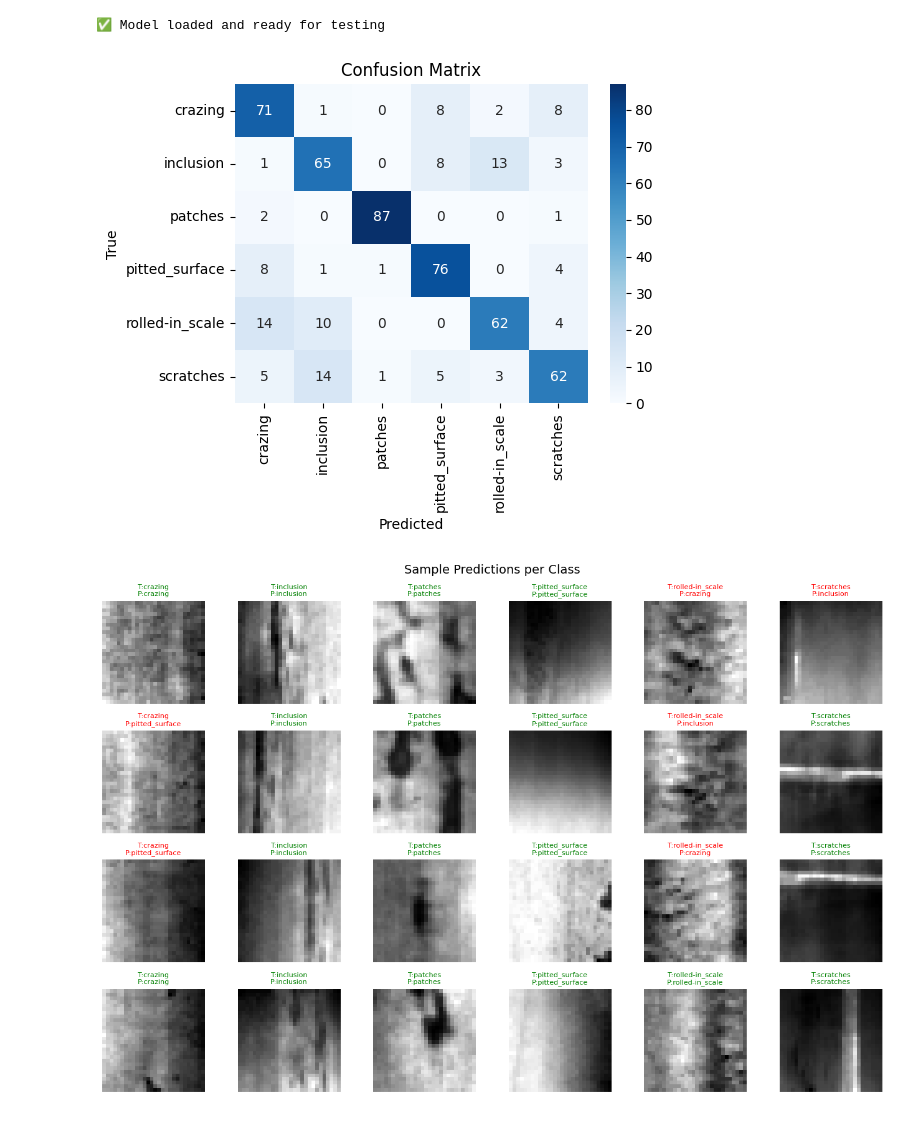
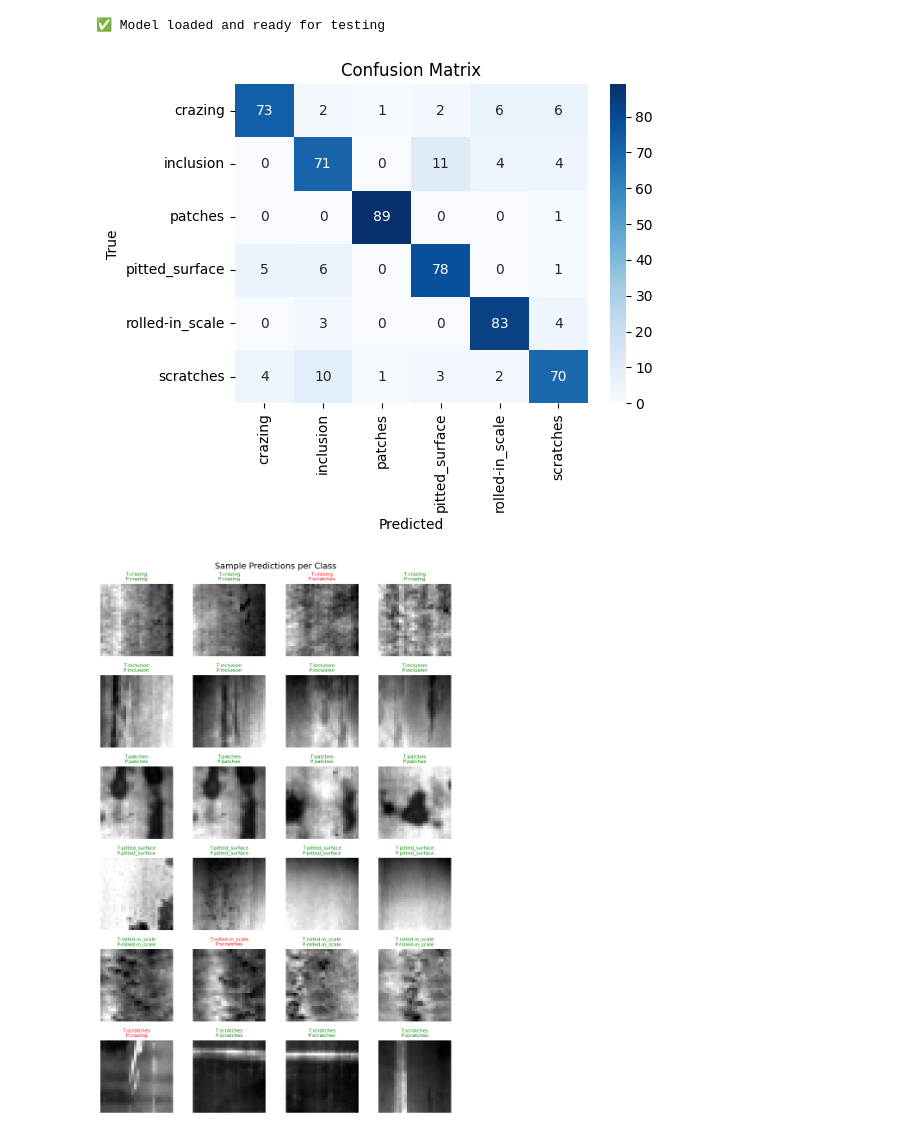
Before and after one commit to NightLightTw/ML-Labs, a Jupyter notebook: Labs8/313605013_Lab8_Homework.ipynb, the cells around one changed output. Drawn from its saved outputs; the diff is of its cells as text; code cells hidden in the pictures.

```diff
--- a/Labs8/313605013_Lab8_Homework.ipynb
+++ b/Labs8/313605013_Lab8_Homework.ipynb
@@ -374,7 +377,7 @@ def evaluate(model, data_loader, loss_history):
 import time
 
 # === SET EPOCHS ===
-N_EPOCHS = 50
+N_EPOCHS = 100
 
 # === START TIMER ===
 start_time = time.time()
@@ -384,29 +387,36 @@ train_loss_history, test_loss_history, test_acc_history = [], [], []
 
 # dataset loaders
 train_loader = DataLoader(train_set,
-                          batch_size=64,
+                          batch_size=128,
                           shuffle=True,
-                          num_workers=0,
+                          num_workers=32,
                           pin_memory=True)
 
 test_loader  = DataLoader(test_set,
-                          batch_size=64,
+                          batch_size=128,
                           shuffle=False,
-                          num_workers=0,
+                          num_workers=32,
                           pin_memory=True)
 
 # === MAIN TRAINING LOOP ===
+best_acc   = 0.0
 for epoch in range(1, N_EPOCHS + 1):
     print('Epoch:', epoch)
     train_epoch(model, optimizer, train_loader, train_loss_history)
     acc = evaluate(model, test_loader, test_loss_history)
     test_acc_history.append(acc)
 
+
+    # Save the model if it improves
+    if acc > best_acc:
+        best_acc = acc
+        torch.save(model.state_dict(), '313605013.pth') # replace with your actual Student ID
+
 # === PRINT TOTAL TIME ===
 print('Execution time:', '{:5.2f}'.format(time.time() - start_time), 'seconds')
 
 # === SAVE TRAINED MODEL ===
-torch.save(model.state_dict(), '313605013.pth') # replace with your actual Student ID
+print(f"Best accuracy: {best_acc*100:.2f}%")
 print("✅ Model saved as 313605013.pth")
 # %% [output]
 Epoch: 1
@@ -458,7 +468,17 @@ plt.show()
 # %%
 # LOAD MODEL - if needed
 # Make sure you define the same ViT model structure first
-model = ViT(image_size=28, patch_size=4, num_classes=6, channels=1, dim=64, depth=6, heads=4, mlp_dim=128)
+model = ViT(
+    image_size=28,
+    patch_size=4,
+    num_classes=6,
+    channels=1,
+    dim=128,
+    depth=10,
+    heads=8,
+    mlp_dim=256,
+    dropout=0.1
+)
 model.to(device)
 
 # Load saved weights
@@ -512,37 +532,37 @@ def plot_classwise_predictions(model, data_loader, class_names, samples_per_clas
     with torch.no_grad():
         for data, target in data_loader:
             data, target = data.to(device), target.to(device)
             output = model(data)
             _, preds = torch.max(output, 1)
 
             for img, label, pred in zip(data.cpu(), target.cpu(), preds.cpu()):
                 cls = label.item()
                 if len(collected[cls]) < samples_per_class:
                     collected[cls].append((img, label.item(), pred.item()))
 
             if all(len(lst) >= samples_per_class for lst in collected.values()):
                 break
 
     n_classes = len(class_names)
-    fig, axes = plt.subplots(samples_per_class, n_classes, figsize=(n_classes * 2.2, samples_per_class * 2.2))
+    fig, axes = plt.subplots(n_classes, samples_per_class, figsize=( samples_per_class * 2.2, n_classes * 2.2))
 
-    for col in range(n_classes):
-        for row in range(samples_per_class):
-            ax = axes[row, col] if samples_per_class > 1 else axes[col]
-            img, true_lbl, pred_lbl = collected[col][row]
+    for cls in range(n_classes):
+        for k in range(samples_per_class):
+            ax = axes[cls, k]
+            img, true_lbl, pred_lbl = collected[cls][k]
             img = img.numpy() * 0.5 + 0.5
             ax.imshow(img.squeeze(), cmap='gray')
             title_color = 'green' if true_lbl == pred_lbl else 'red'
             ax.set_title(f'T:{class_names[true_lbl]}\nP:{class_names[pred_lbl]}', fontsize=8, color=title_color)
             ax.axis('off')
 
     plt.suptitle('Sample Predictions per Class', fontsize=14)
     plt.tight_layout()
     plt.show()
 
 # === TODO: After training, call both functions ===
 plot_confusion_matrix(model, test_loader, train_set.classes)
 plot_classwise_predictions(model, test_loader, train_set.classes, samples_per_class=4)
 # %% [output]
-[figure, old version]
+[figure, new version]
-[figure, old version]
+[figure, new version]
```
Also changed, not shown: parts of 6 cells of this notebook, 1 other file.
